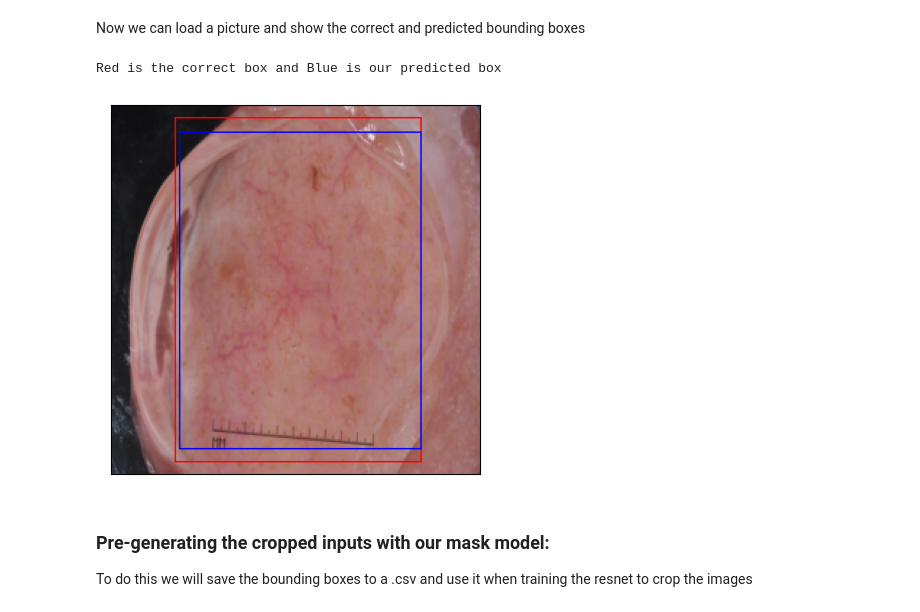
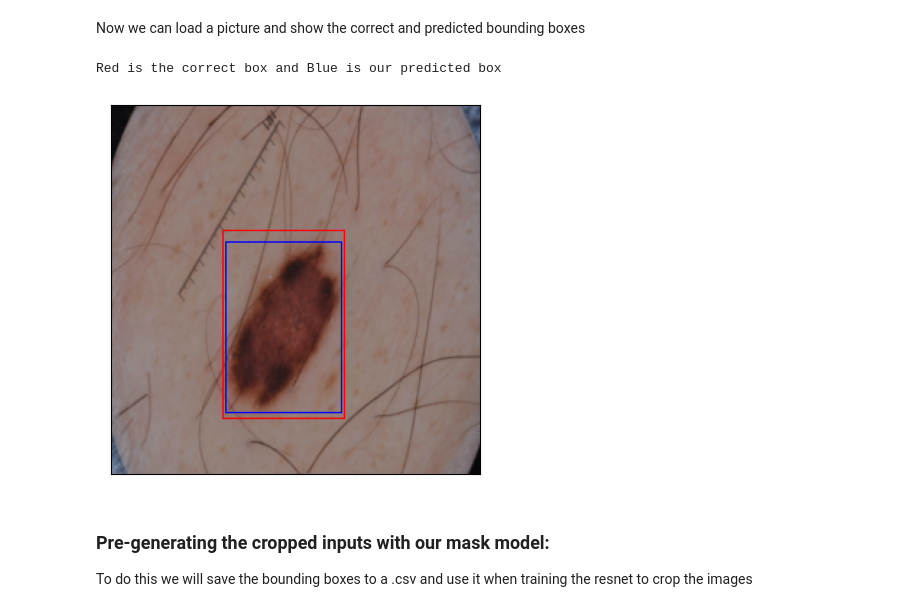
Before and after one commit to Jaco-bB-rown/ECE_284_MHD, a Jupyter notebook: Mask_RCNN.ipynb, the cells around one changed output. Drawn from its saved outputs; the diff is of its cells as text; code cells hidden in the pictures.

```diff
--- a/Mask_RCNN.ipynb
+++ b/Mask_RCNN.ipynb
@@ -225,24 +225,24 @@ with torch.amp.autocast(torch.device(device).type):
     pred_targets = mask_model(torch.stack(test_features).to(device))
 #plt.imshow(img, cmap="rgb")
 # %%
-idx = 0
+idx = 1
 img = test_features[idx].squeeze()
 label = targets[idx]["labels"]
 
 correct_boxes = draw_bounding_boxes(img, torch.cat((targets[idx]["boxes"].to(device),pred_targets[idx]["boxes"][pred_targets[idx]["scores"].argmax(0).item()].unsqueeze(0))), colors=["red","blue"])
 #Testing code below:
 #print(torch.cat((targets[idx]["boxes"].to(device),pred_targets[idx]["boxes"][pred_targets[idx]["scores"].argmax().item()].unsqueeze(0))))
 #print( pred_targets[idx]["boxes"][pred_targets[idx]["scores"].argmax().item()].unsqueeze(0) )
 #correct_boxes = draw_bounding_boxes(img, targets[idx]["boxes"], colors="red")
 #pred_boxes = draw_bounding_boxes(img, pred_targets[idx]["boxes"][pred_targets[idx]["scores"].argmax().item()].unsqueeze(0), colors="Blue")
 #print(targets[idx]["boxes"])
 #print(pred_targets[idx]["boxes"][0].unsqueeze(0))
 show(correct_boxes)
 #show(pred_boxes)
 print("Red is the correct box and Blue is our predicted box")
 # %% [output]
 Red is the correct box and Blue is our predicted box
-[figure, old version]
+[figure, new version]
 # %% [markdown]
 ### Pre-generating the cropped inputs with our mask model:
 To do this we will save the bounding boxes to a .csv and use it when training the resnet to crop the images
```
Also changed, not shown: 7 other files.
